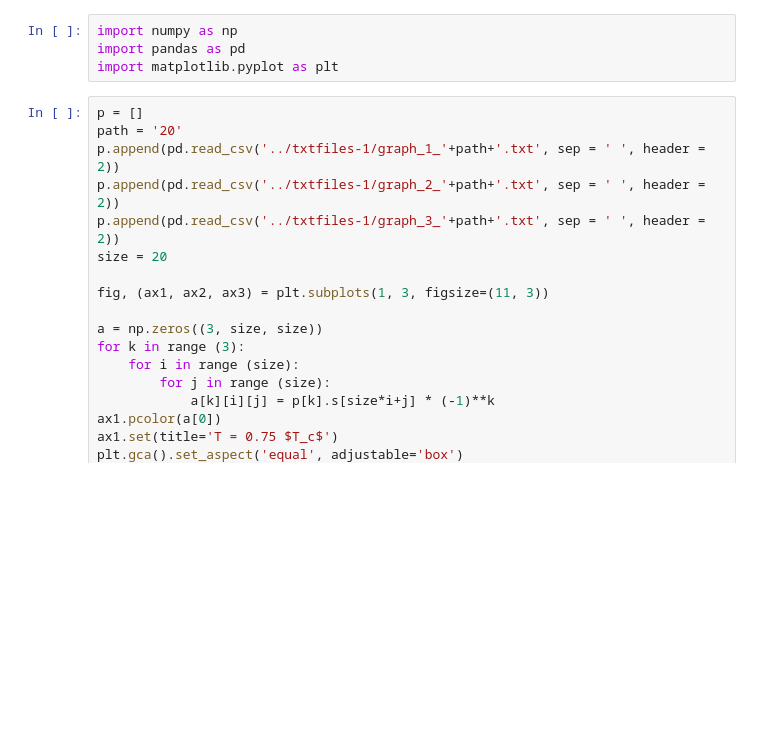
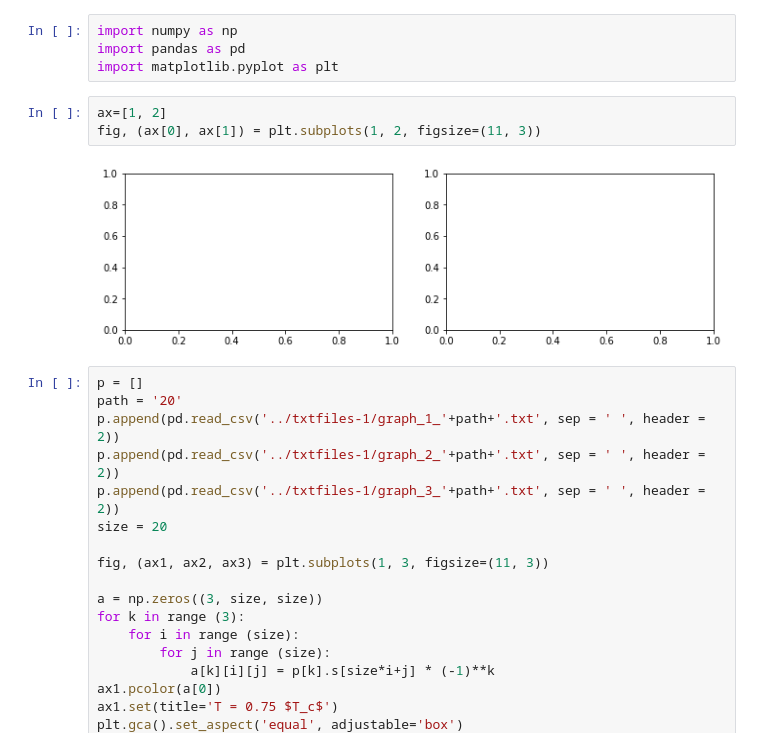
Before and after one commit to aadeliee22/MCMCIsing_SLMC, a Jupyter notebook: python/1st/graph.ipynb, the cells around one changed output. Drawn from its saved outputs; the diff is of its cells as text; blank space fills up the shorter version.

```diff
--- a/python/1st/graph.ipynb
+++ b/python/1st/graph.ipynb
@@ -2,6 +2,11 @@
 import numpy as np
 import pandas as pd
 import matplotlib.pyplot as plt
+# %%
+ax=[1, 2]
+fig, (ax[0], ax[1]) = plt.subplots(1, 2, figsize=(11, 3))
+# %% [output]
+[figure, added]
 # %%
 p = []
 path = '20'
```
Also changed, not shown: 6 other files.
